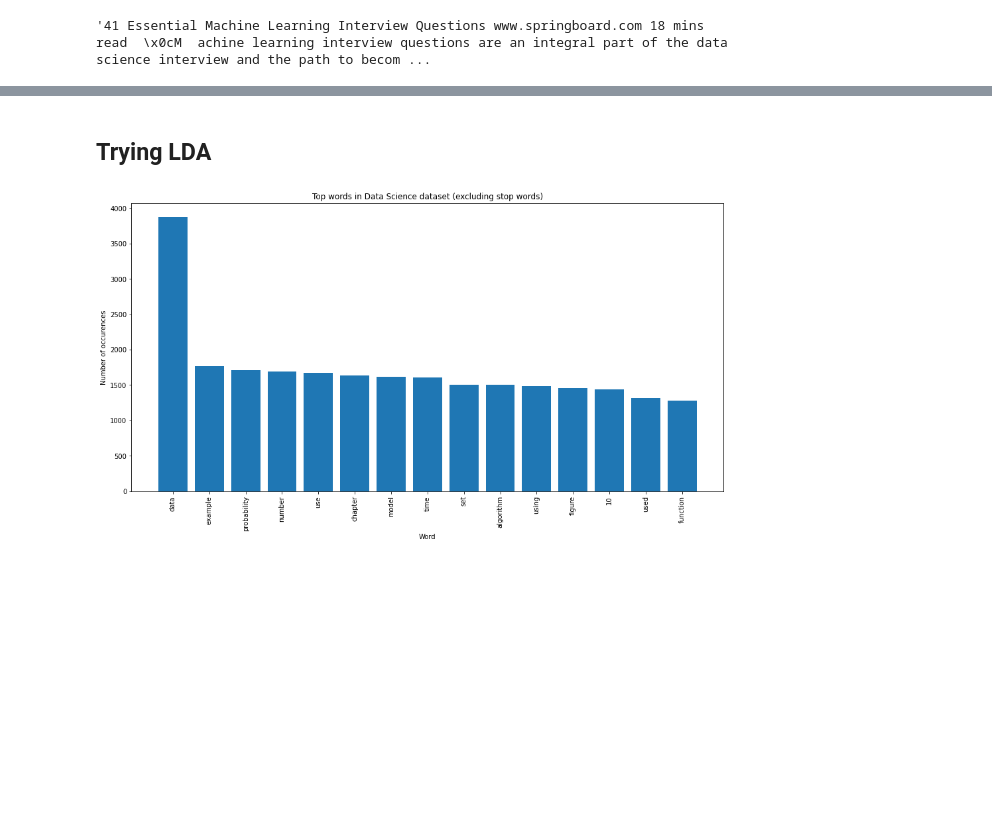
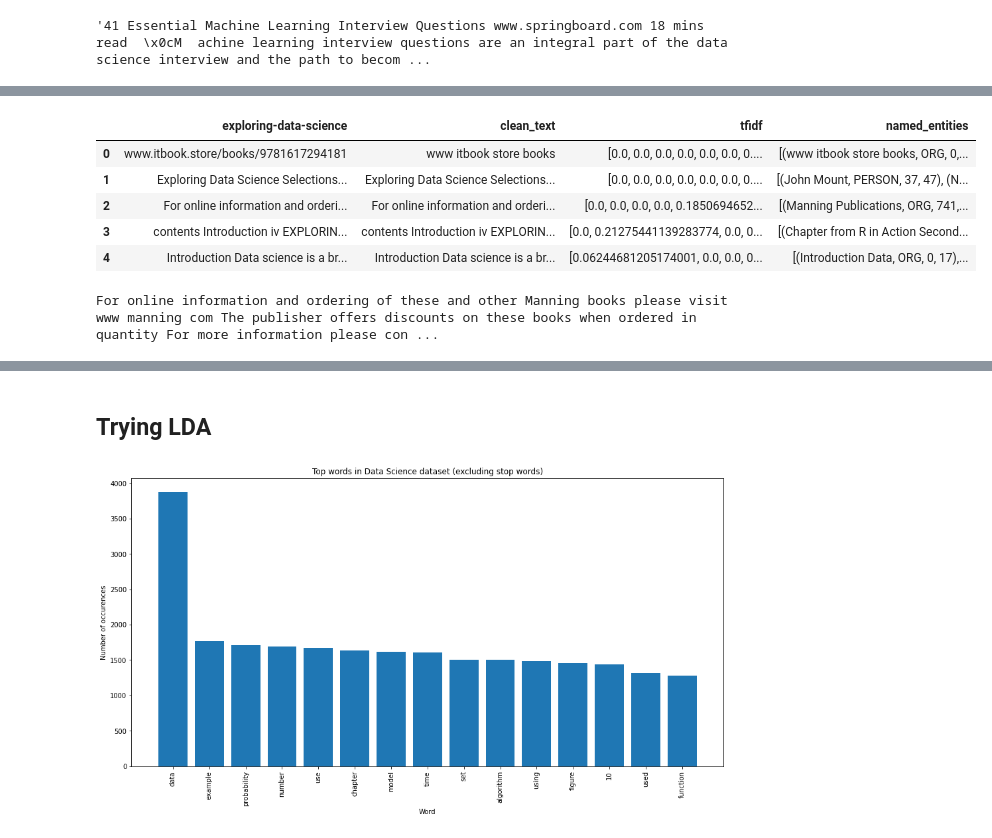
Before and after one commit to kronze1996/Automated-Q-A-System, a Jupyter notebook: Q_A_System_sample_building.ipynb, the cells around one changed output, grey strips where cells are left out. Cells and saved outputs as stored; diff of their text form; code cells hidden in the pictures; blank space fills up the shorter version.

Commit message:
Batchwise pdf dataframe and text preprocessing using text hero

```diff
--- a/Q_A_System_sample_building.ipynb
+++ b/Q_A_System_sample_building.ipynb
@@ -79,0 +143,13 @@ df["Document"][0]
+# %%
+infile = '/content/drive/MyDrive/Copy of exploring-data-science.pdf'
+
+# Get number of pages from pdf infile
+
+pgList=[]
+with pdfplumber.open(infile) as pdf:
+  totalpages = len (pdf.pages)
+  for i in range(0,totalpages):
+    page = pdf.pages[i]
+    row = page.extract_text().split('\n')
+    pgList.append(row)
+print("Number of pages are: ",len(pgList))
@@ -79,0 +158,9 @@ df["Document"][0]
+# %%
+str1 =" "
+finalList=[]
+for i in pgList:
+  l=[str1.join(i)]
+  finalList.append(l)
+
+df2 = pd.DataFrame(finalList,columns=['exploring-data-science'])
+df2.tail()
@@ -79,0 +230,10 @@ df["Document"][0]
+# %%
+import texthero as hero
+from texthero import preprocessing
+
+custom_pipeline = [preprocessing.fillna,
+                   preprocessing.remove_punctuation,
+                   preprocessing.remove_digits,
+                   preprocessing.remove_whitespace]
+df2['clean_text'] = hero.clean(df2['exploring-data-science'], custom_pipeline)
+df2.head()
@@ -79,0 +249,3 @@ df["Document"][0]
+# %%
+df2['tfidf'] = (hero.tfidf(df2['clean_text'], max_features=100))
+df2.head()
@@ -79,0 +259,14 @@ df["Document"][0]
+# %%
+df2['named_entities'] = hero.named_entities(df2['clean_text'])
+df2.head()
+# %% [output]
+|  | exploring-data-science | clean_text | tfidf | named_entities |
+| 0 | www.itbook.store/books/9781617294181 | www itbook store books | [0.0, 0.0, 0.0, 0.0, 0.0, 0.0, 0.... | [(www itbook store books, ORG, 0,... |
+| 1 | Exploring Data Science Selections... | Exploring Data Science Selections... | [0.0, 0.0, 0.0, 0.0, 0.0, 0.0, 0.... | [(John Mount, PERSON, 37, 47), (N... |
+| 2 | For online information and orderi... | For online information and orderi... | [0.0, 0.0, 0.0, 0.0, 0.1850694652... | [(Manning Publications, ORG, 741,... |
+| 3 | contents Introduction iv EXPLORIN... | contents Introduction iv EXPLORIN... | [0.0, 0.21275441139283774, 0.0, 0... | [(Chapter from R in Action Second... |
+| 4 | Introduction Data science is a br... | Introduction Data science is a br... | [0.06244681205174001, 0.0, 0.0, 0... | [(Introduction Data, ORG, 0, 17),... |
+# %%
+print(df2["clean_text"][2])
+# %% [output]
+For online information and ordering of these and other Manning books please visit www manning com The publisher offers discounts on these books when ordered in quantity For more information please con ...
```
Also changed, not shown: parts of 21 cells of this notebook.
